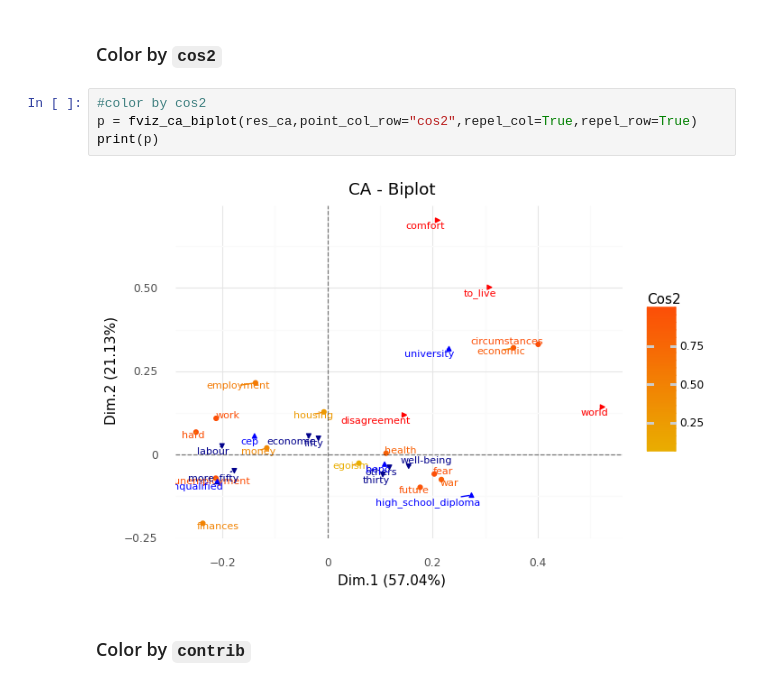
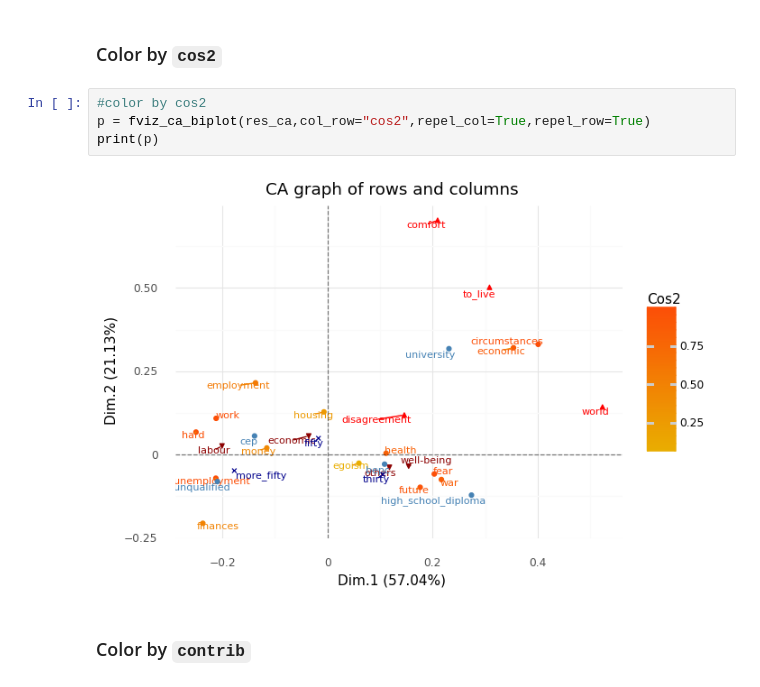
Before and after one commit to enfantbenidedieu/scientisttools, a Jupyter notebook: notebooks/04 - CA/01-CA-children-graphics.ipynb, the cells around one changed output. Saved outputs shown, nothing was run; the diff lists cells and outputs as text.

```diff
--- a/notebooks/04 - CA/01-CA-children-graphics.ipynb
+++ b/notebooks/04 - CA/01-CA-children-graphics.ipynb
@@ -185,10 +226,10 @@ print(p)
 ### Color by `cos2`
 # %%
 #color by cos2
-p = fviz_ca_biplot(res_ca,point_col_row="cos2",repel_col=True,repel_row=True)
+p = fviz_ca_biplot(res_ca,col_row="cos2",repel_col=True,repel_row=True)
 print(p)
 # %% [output]
-[figure, old version]
+[figure, new version]
 # %% [markdown]
 ### Color by `contrib`
 # %%
```
Also changed, not shown: parts of 41 cells of this notebook.
